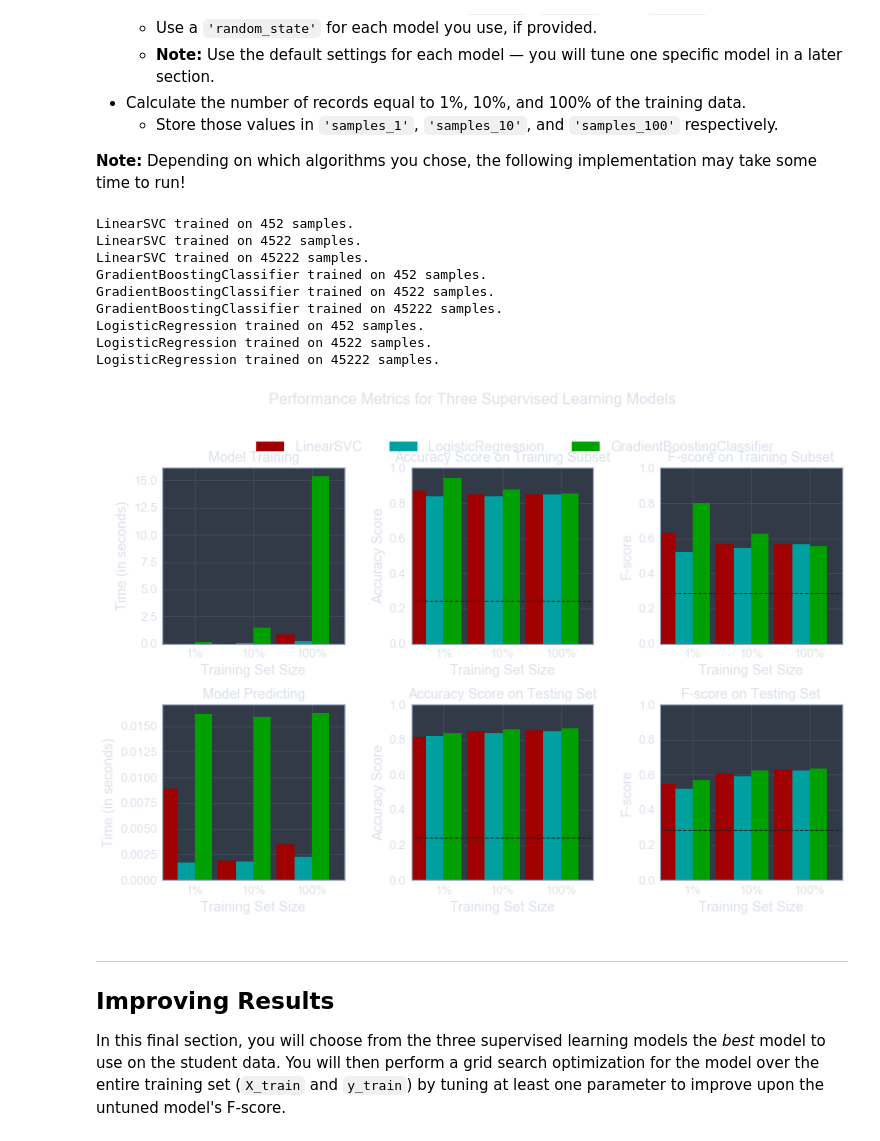
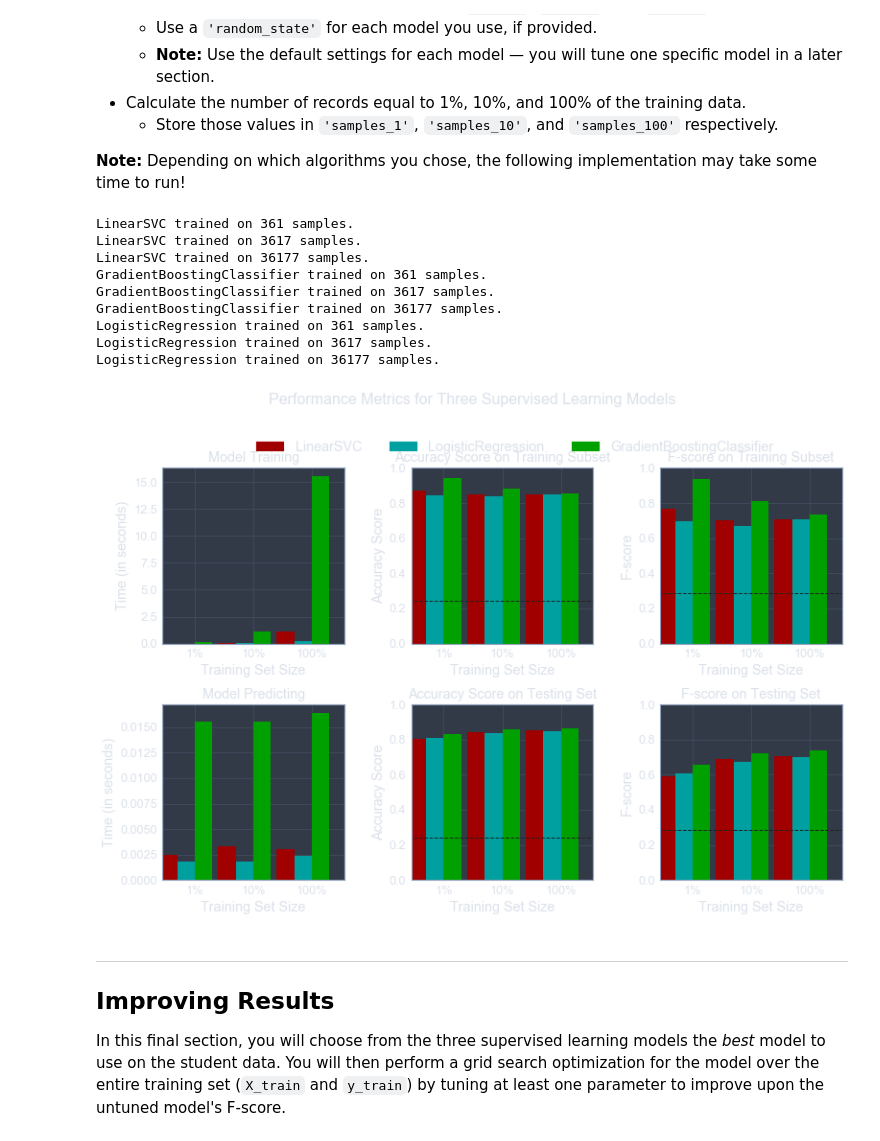
Before and after one commit to yanyang729/machine-learning, a Jupyter notebook: projects/finding_donors/finding_donors.ipynb, the cells around one changed output. Saved outputs shown, nothing was run; the diff lists cells and outputs as text; code cells hidden in the pictures.

```diff
--- a/projects/finding_donors/finding_donors.ipynb
+++ b/projects/finding_donors/finding_donors.ipynb
@@ -194,10 +190,11 @@ numpy.float64
 # %%
-from sklearn.metrics import accuracy_score, fbeta_score
 # TODO: Calculate accuracy
-accuracy = accuracy_score(y_test,np.ones(len(y_test)))
+accuracy = np.mean(y_test == 1)
 
 # TODO: Calculate F-score using the formula above for beta = 0.5
-fscore = fbeta_score(y_test,np.ones(len(y_test)),0.5)
+precision = accuracy
+recall = 1
+fscore = (1+0.5**2)*precision*recall/(0.5**2*precision+recall)
 
 # Print the results
 print "Naive Predictor: [Accuracy score: {:.4f}, F-score: {:.4f}]".format(accuracy, fscore)
@@ -287,16 +284,16 @@ def train_predict(learner, sample_size, X_train, y_train, X_test, y_test):
     results['pred_time'] = end - start
 
     # TODO: Compute accuracy on the first 300 training samples
-    results['acc_train'] = accuracy_score(predictions_train,y_train[:300])
+    results['acc_train'] = accuracy_score(y_train[:300],predictions_train)
 
     # TODO: Compute accuracy on test set
-    results['acc_test'] = accuracy_score(predictions_test,y_test)
+    results['acc_test'] = accuracy_score(y_test,predictions_test)
 
     # TODO: Compute F-score on the the first 300 training samples
-    results['f_train'] = fbeta_score(predictions_train,y_train[:300],0.5)
+    results['f_train'] = fbeta_score(y_train[:300],predictions_train,0.5)
 
     # TODO: Compute F-score on the test set
-    results['f_test'] = fbeta_score(predictions_test,y_test,0.5)
+    results['f_test'] = fbeta_score(y_test,predictions_test,0.5)
 
     # Success
     print "{} trained on {} samples.".format(learner.__class__.__name__, sample_size)
@@ -317,41 +314,41 @@ In the code cell, you will need to implement the following:
 # %%
 # TODO: Import the three supervised learning models from sklearn
 from sklearn.svm import LinearSVC
 from sklearn.ensemble import GradientBoostingClassifier
 from sklearn.linear_model import LogisticRegression
 
 # TODO: Initialize the three models
-clf_A = LinearSVC()
-clf_B = GradientBoostingClassifier()
-clf_C = LogisticRegression()
+clf_A = LinearSVC(random_state=123)
+clf_B = GradientBoostingClassifier(random_state=123)
+clf_C = LogisticRegression(random_state=123)
 
 # TODO: Calculate the number of samples for 1%, 10%, and 100% of the training data
-samples_1 = int(data.shape[0]*0.01)
-samples_10 = int(data.shape[0]*0.1)
-samples_100 = data.shape[0]
+samples_1 = int(X_train.shape[0]*0.01)
+samples_10 = int(X_train.shape[0]*0.1)
+samples_100 = X_train.shape[0]
 
 # Collect results on the learners
 results = {}
 for clf in [clf_A, clf_B, clf_C]:
     clf_name = clf.__class__.__name__
     results[clf_name] = {}
     for i, samples in enumerate([samples_1, samples_10, samples_100]):
         results[clf_name][i] = \
         train_predict(clf, samples, X_train, y_train, X_test, y_test)
 
 # Run metrics visualization for the three supervised learning models chosen
 vs.evaluate(results, accuracy, fscore)
 # %% [output]
-LinearSVC trained on 452 samples.
-LinearSVC trained on 4522 samples.
-LinearSVC trained on 45222 samples.
-GradientBoostingClassifier trained on 452 samples.
-GradientBoostingClassifier trained on 4522 samples.
-GradientBoostingClassifier trained on 45222 samples.
-LogisticRegression trained on 452 samples.
-LogisticRegression trained on 4522 samples.
-LogisticRegression trained on 45222 samples.
+LinearSVC trained on 361 samples.
+LinearSVC trained on 3617 samples.
+LinearSVC trained on 36177 samples.
+GradientBoostingClassifier trained on 361 samples.
+GradientBoostingClassifier trained on 3617 samples.
+GradientBoostingClassifier trained on 36177 samples.
+LogisticRegression trained on 361 samples.
+LogisticRegression trained on 3617 samples.
+LogisticRegression trained on 36177 samples.
-[figure, old version]
+[figure, new version]
 # %% [markdown]
 ----
 ## Improving Results
```
Also changed, not shown: parts of 4 cells of this notebook, 1 other file.
